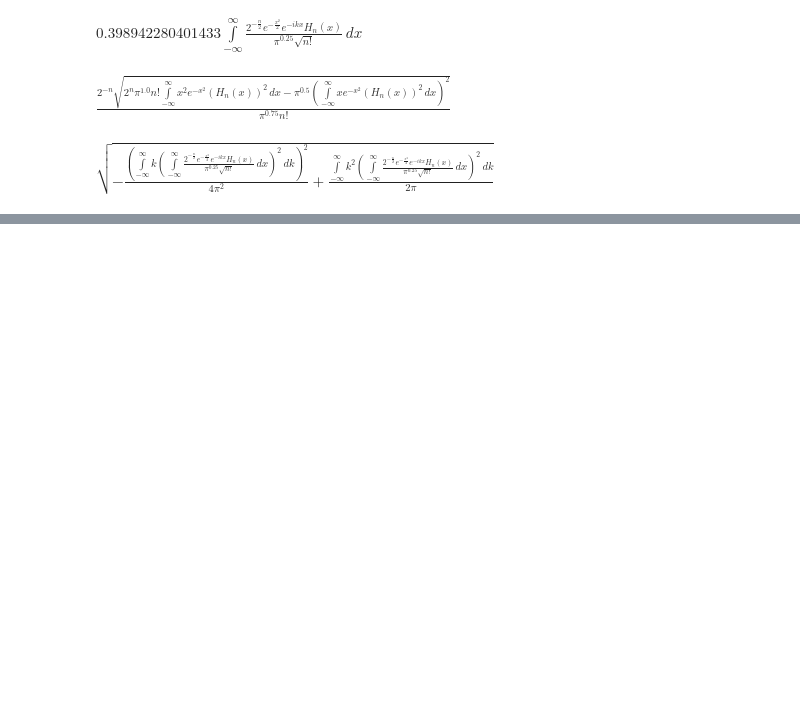
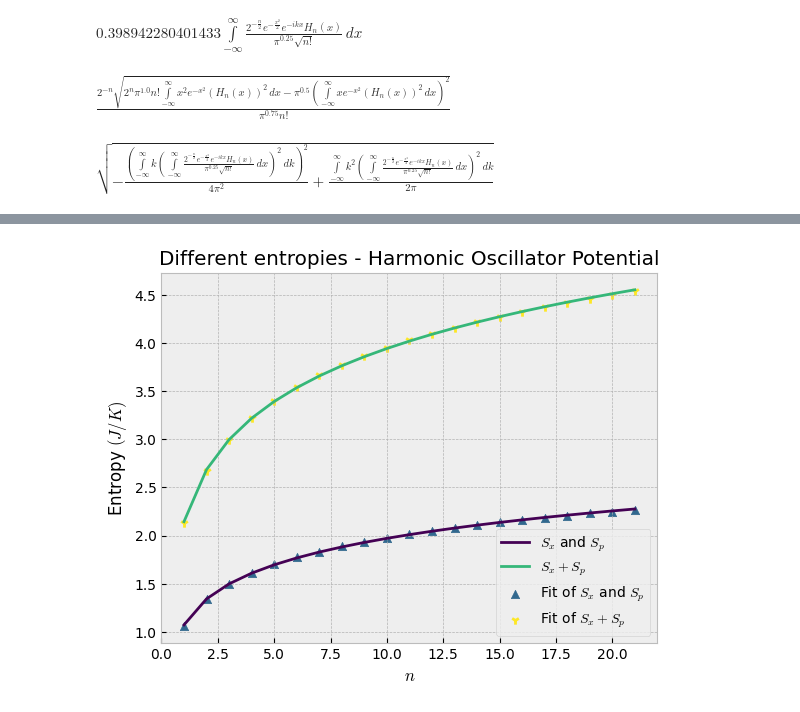
Before and after one commit to grk38/Quantum-Physics-Problems, a Jupyter notebook: exerciseSet_Harmonic_Oscillator.ipynb, the cells around one changed output, grey strips where cells are left out. Drawn from its saved outputs; the diff is of its cells as text; code cells hidden in the pictures; blank space fills up the shorter version.

```diff
--- a/exerciseSet_Harmonic_Oscillator.ipynb
+++ b/exerciseSet_Harmonic_Oscillator.ipynb
@@ -101,0 +125,22 @@ sm.simplify((DeltaK*DeltaX).subs({n:0})).evalf()
+# %%
+def fitFunc(x,a,b):
+    return a+b*np.log(x)
+xParams = curve_fit(fitFunc,nValues,posValues)[0]
+totParams = curve_fit(fitFunc,nValues,totalEntropyValues)[0]
+# %%
+colorMap = plt.get_cmap('viridis', 4)
+color = colorMap(0)
+plt.plot(nValues,posValues,label=r'$S_x$ and $S_p$',color = color)
+color = colorMap(2)
+plt.plot(nValues,totalEntropyValues,label=r'$S_x+S_p$',color = color)
+color = colorMap(1)
+plt.scatter(nValues,fitFunc(nValues,*xParams),label=r'Fit of $S_x$ and $S_p$',color = color,marker="^")
+color = colorMap(3)
+plt.scatter(nValues,fitFunc(nValues,*totParams),label=r'Fit of $S_x+S_p$',color = color,marker="1")
+plt.title('Different entropies - Harmonic Oscillator Potential')
+plt.xlabel(r"$n$")
+plt.ylabel(r"Entropy $(J/K)$")
+plt.legend()
+plt.show()
+# %% [output]
+[figure, added]
```
Also changed, not shown: parts of 10 cells of this notebook, 3 other files.
